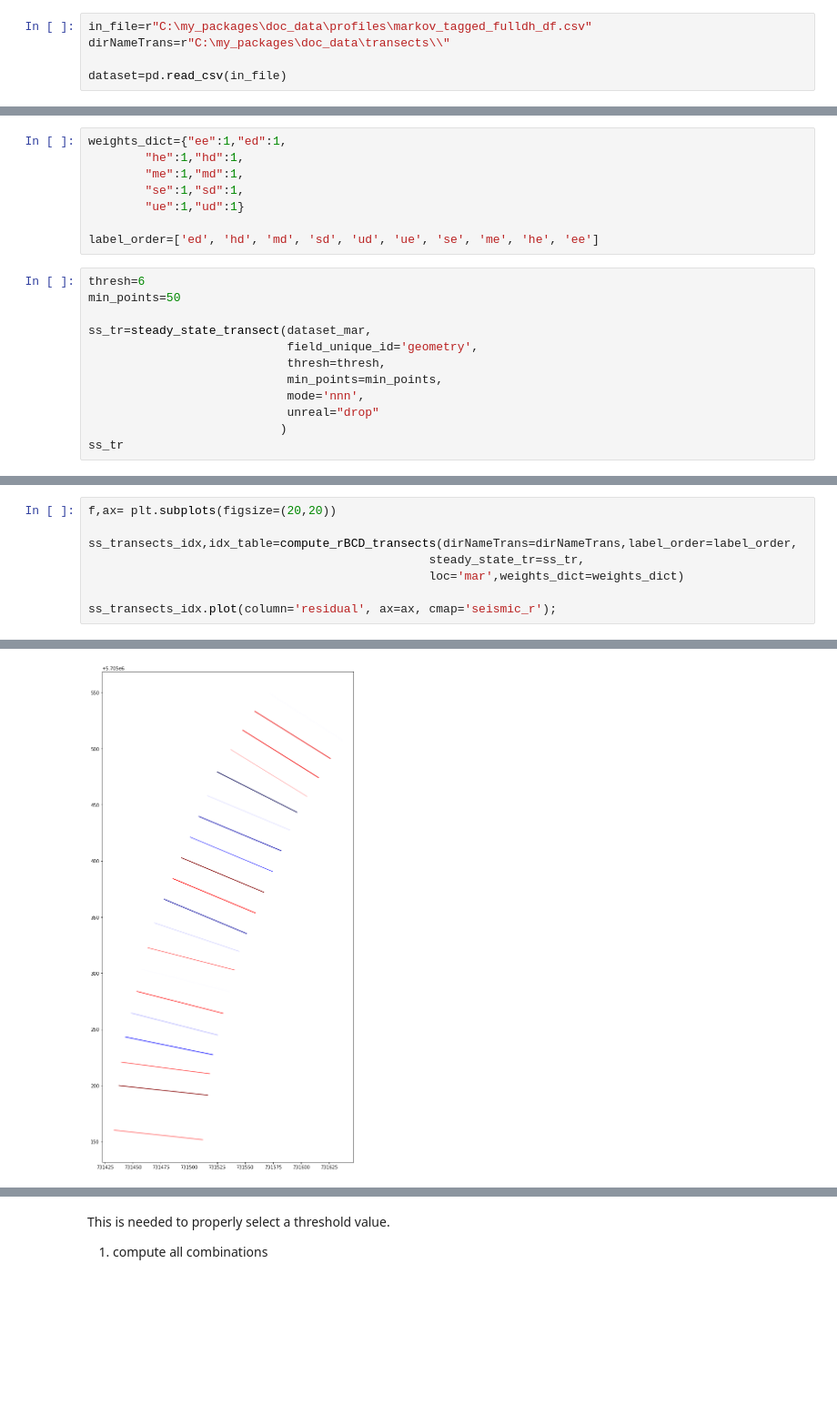
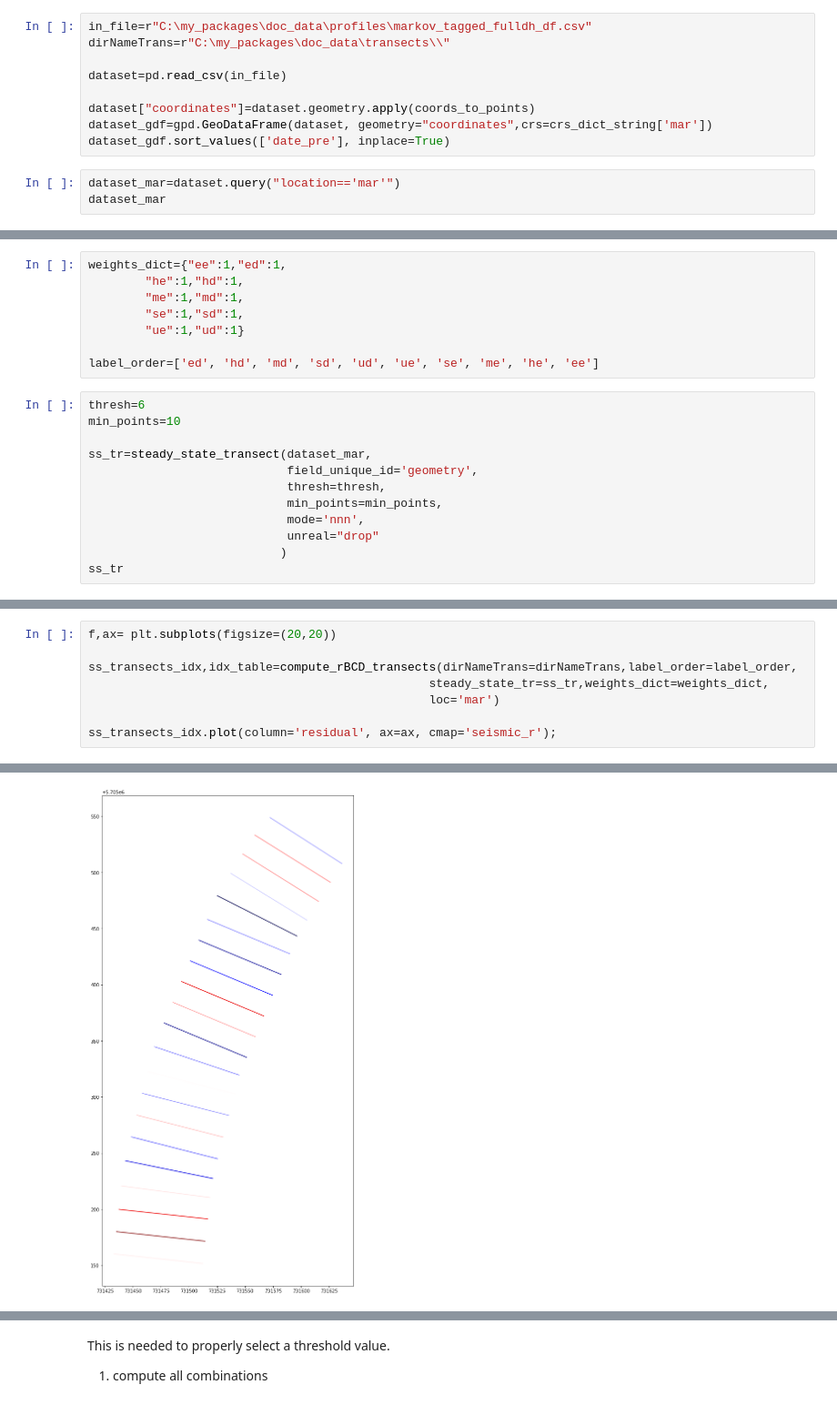
Before and after one commit to npucino/sandpyper, a Jupyter notebook: examples/Example_5b_Beachface Cluster Dynamics indices - transect level.ipynb, the cells around one changed output, grey strips where cells are left out. Shown at 91% size. Saved outputs shown, nothing was run; the diff lists cells and outputs as text; blank space fills up the shorter version.

```diff
--- a/examples/Example_5b_Beachface Cluster Dynamics indices - transect level.ipynb
+++ b/examples/Example_5b_Beachface Cluster Dynamics indices - transect level.ipynb
@@ -22,3 +46,10 @@ in_file=r"C:\my_packages\doc_data\profiles\markov_tagged_fulldh_df.csv"
 dirNameTrans=r"C:\my_packages\doc_data\transects\\"
 
 dataset=pd.read_csv(in_file)
+
+dataset["coordinates"]=dataset.geometry.apply(coords_to_points)
+dataset_gdf=gpd.GeoDataFrame(dataset, geometry="coordinates",crs=crs_dict_string['mar'])
+dataset_gdf.sort_values(['date_pre'], inplace=True)
+# %%
+dataset_mar=dataset.query("location=='mar'")
+dataset_mar
@@ -32,7 +77,7 @@ weights_dict={"ee":1,"ed":1,
 label_order=['ed', 'hd', 'md', 'sd', 'ud', 'ue', 'se', 'me', 'he', 'ee']
 # %%
 thresh=6
-min_points=50
+min_points=10
 
 ss_tr=steady_state_transect(dataset_mar,
                             field_unique_id='geometry',
@@ -65,19 +109,19 @@ eliminating unreliable transects . . .
 # %%
 f,ax= plt.subplots(figsize=(20,20))
 
 ss_transects_idx,idx_table=compute_rBCD_transects(dirNameTrans=dirNameTrans,label_order=label_order,
-                                                steady_state_tr=ss_tr,
-                                                loc='mar',weights_dict=weights_dict)
+                                                steady_state_tr=ss_tr,weights_dict=weights_dict,
+                                                loc='mar')
 
 ss_transects_idx.plot(column='residual', ax=ax, cmap='seismic_r');
 # %% [output]
  Attaching False ...
  Attaching mar ...
  Done!
  Attaching False ...
  Attaching mar ...
  Done!
-[figure, old version]
+[figure, new version]
 # %%
 n_trans=dataset_mar.groupby(['tr_id'])["dt"].unique().reset_index()
 n_trans['n_dt']=[n_trans.iloc[i,-1].shape[0] for i in np.arange(n_trans.shape[0]) ]
```
Also changed, not shown: parts of 6 cells of this notebook, 7 other files.
